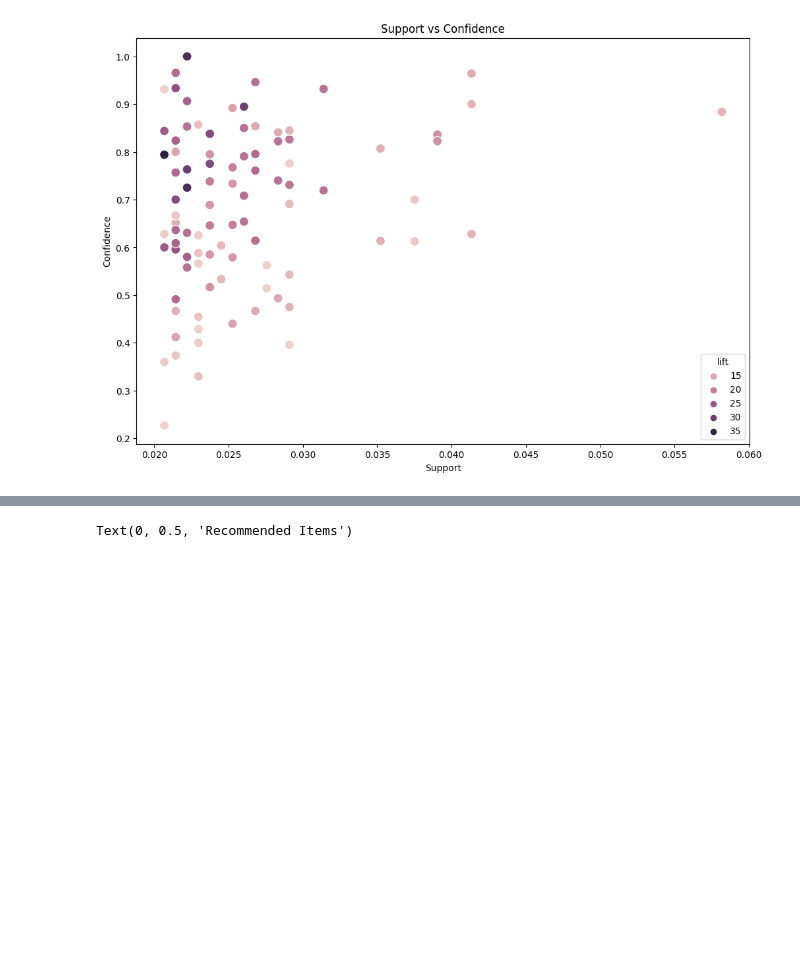
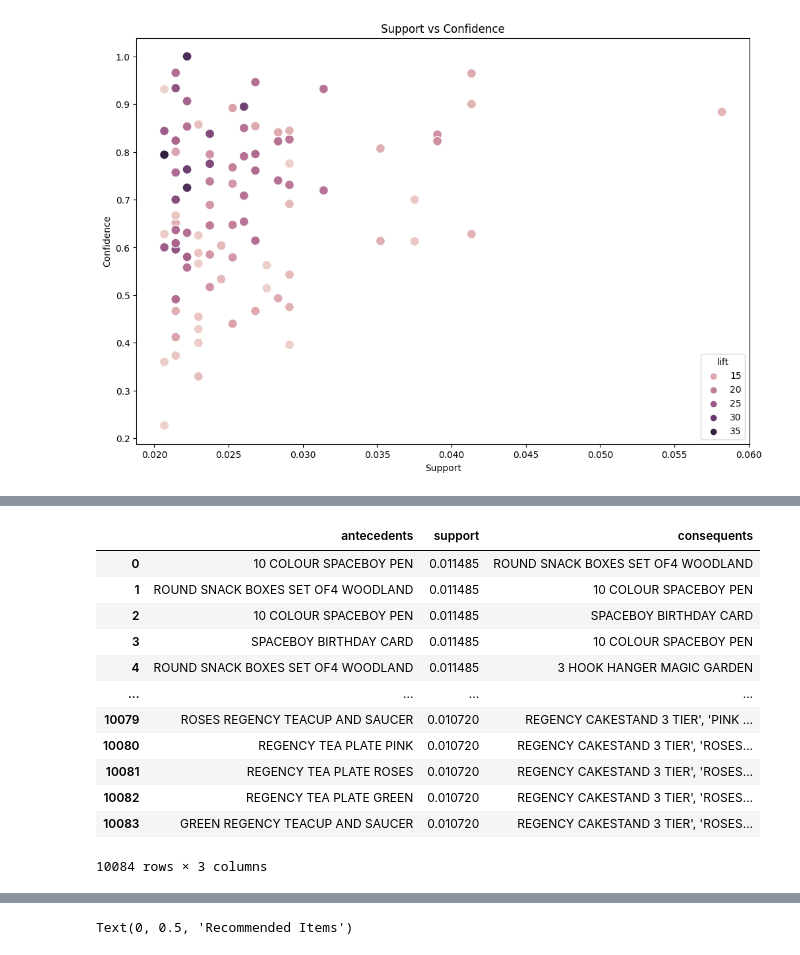
Before and after one commit to AishwaryaBhanage/Online_retail_streamlit, a Jupyter notebook: Notebooks/02_MarketBasketAnalysis_Apriori.ipynb, the cells around one changed output, grey strips where cells are left out. Drawn from its saved outputs; the diff is of its cells as text; code cells hidden in the pictures; blank space fills up the shorter version.

```diff
--- a/Notebooks/02_MarketBasketAnalysis_Apriori.ipynb
+++ b/Notebooks/02_MarketBasketAnalysis_Apriori.ipynb
@@ -380,0 +410,20 @@ assoc_rules.to_csv("./datasets/rules.csv", index = False)
+# %%
+cleaned_df["antecedents"] = pd.DataFrame(cleaned_rules_antecedents, columns = ["antecedents"])
+cleaned_df["support"] = assoc_rules["support"]
+cleaned_df["consequents"] = pd.DataFrame(cleaned_rules_consequents,  columns = ["consequents"])
+# %%
+cleaned_df
+# %% [output]
+|  | antecedents | support | consequents |
+| 0 | 10 COLOUR SPACEBOY PEN | 0.011485 | ROUND SNACK BOXES SET OF4 WOODLAND |
+| 1 | ROUND SNACK BOXES SET OF4 WOODLAND | 0.011485 | 10 COLOUR SPACEBOY PEN |
+| 2 | 10 COLOUR SPACEBOY PEN | 0.011485 | SPACEBOY BIRTHDAY CARD |
+| 3 | SPACEBOY BIRTHDAY CARD | 0.011485 | 10 COLOUR SPACEBOY PEN |
+| 4 | ROUND SNACK BOXES SET OF4 WOODLAND | 0.011485 | 3 HOOK HANGER MAGIC GARDEN |
+| ... | ... | ... | ... |
+| 10079 | ROSES REGENCY TEACUP AND SAUCER | 0.010720 | REGENCY CAKESTAND 3 TIER', 'PINK ... |
+| 10080 | REGENCY TEA PLATE PINK | 0.010720 | REGENCY CAKESTAND 3 TIER', 'ROSES... |
+| 10081 | REGENCY TEA PLATE ROSES | 0.010720 | REGENCY CAKESTAND 3 TIER', 'ROSES... |
+| 10082 | REGENCY TEA PLATE GREEN | 0.010720 | REGENCY CAKESTAND 3 TIER', 'ROSES... |
+| 10083 | GREEN REGENCY TEACUP AND SAUCER | 0.010720 | REGENCY CAKESTAND 3 TIER', 'ROSES... |
+10084 rows × 3 columns
```
Also changed, not shown: parts of 18 cells of this notebook, 2 other files.
